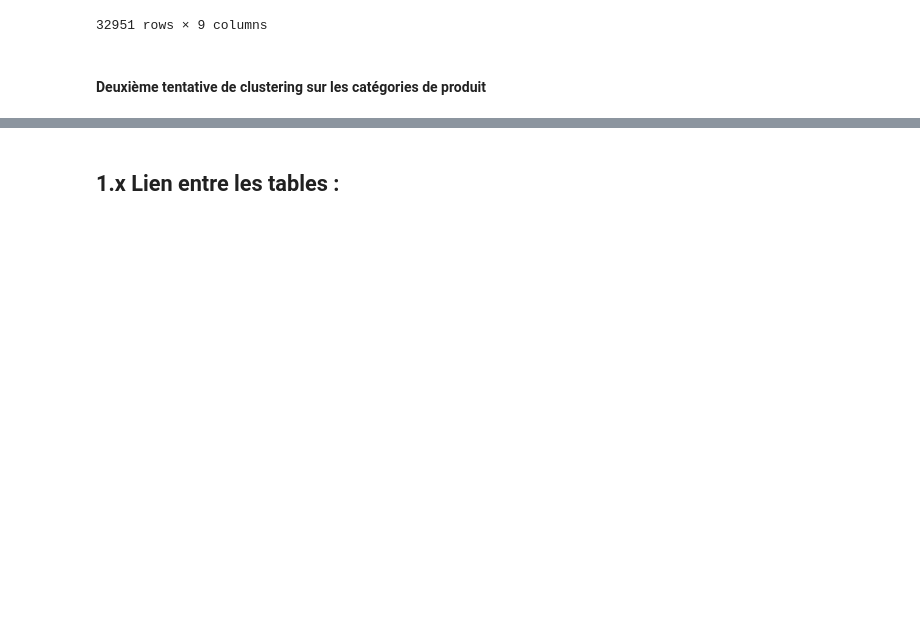
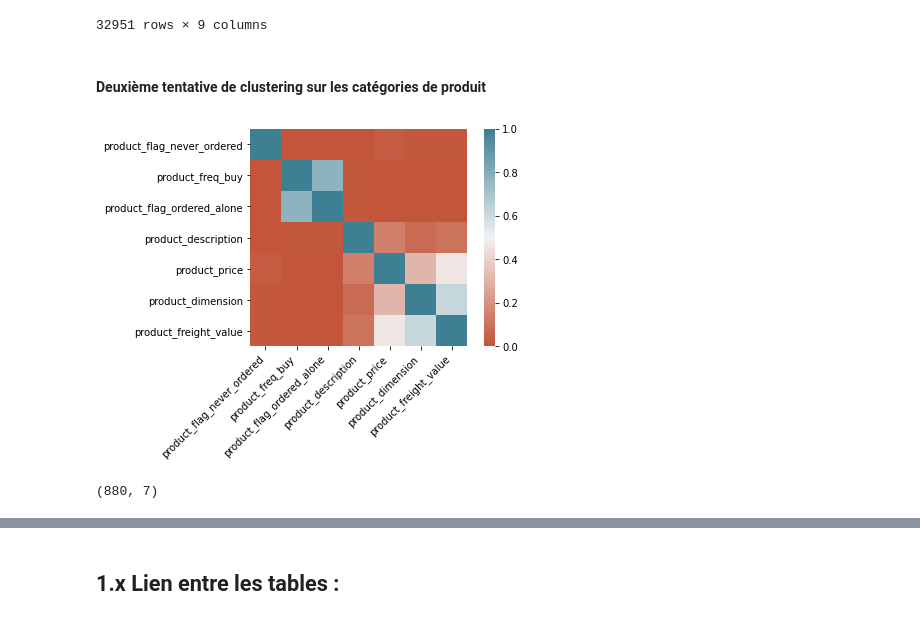
Before and after one commit to ClaireGayral/formation_openclassroom, a Jupyter notebook: P4_gayral_claire/analyse_exploratoire.ipynb, the cells around one changed output, grey strips where cells are left out. Saved outputs shown, nothing was run; the diff lists cells and outputs as text; code cells hidden in the pictures; blank space fills up the shorter version.

```diff
--- a/P4_gayral_claire/analyse_exploratoire.ipynb
+++ b/P4_gayral_claire/analyse_exploratoire.ipynb
@@ -1330,5 +1295,15 @@ my_products
 | 32949 | 83808703fc0706a22e264b9d75f04a2e | informatica_acessorios | -0.463471 | 0.073953 | 0.975 | ... |
 | 32950 | 106392145fca363410d287a815be6de4 | cama_mesa_banho | -1.728006 | -0.259508 | 0.000 | ... |
 32951 rows × 9 columns
-# %% [markdown]
-#### Deuxième tentative de clustering sur les catégories de produit
+# %% [markdown]
+#### Deuxième tentative de clustering sur les catégories de produit
+# %%
+X = get_X_missing_vals_imputed(my_products, std = False)
+
+y = my_products.product_category_name
+y = y.fillna("missing")
+y = y.astype("category")
+
+plot_heatmap_dist(X.corr())
+# %% [output]
+[figure, added]
@@ -1334,0 +1383,4 @@ my_products
+# %%
+tmp.shape
+# %% [output]
+(880, 7)
```
Also changed, not shown: parts of 17 cells of this notebook.
